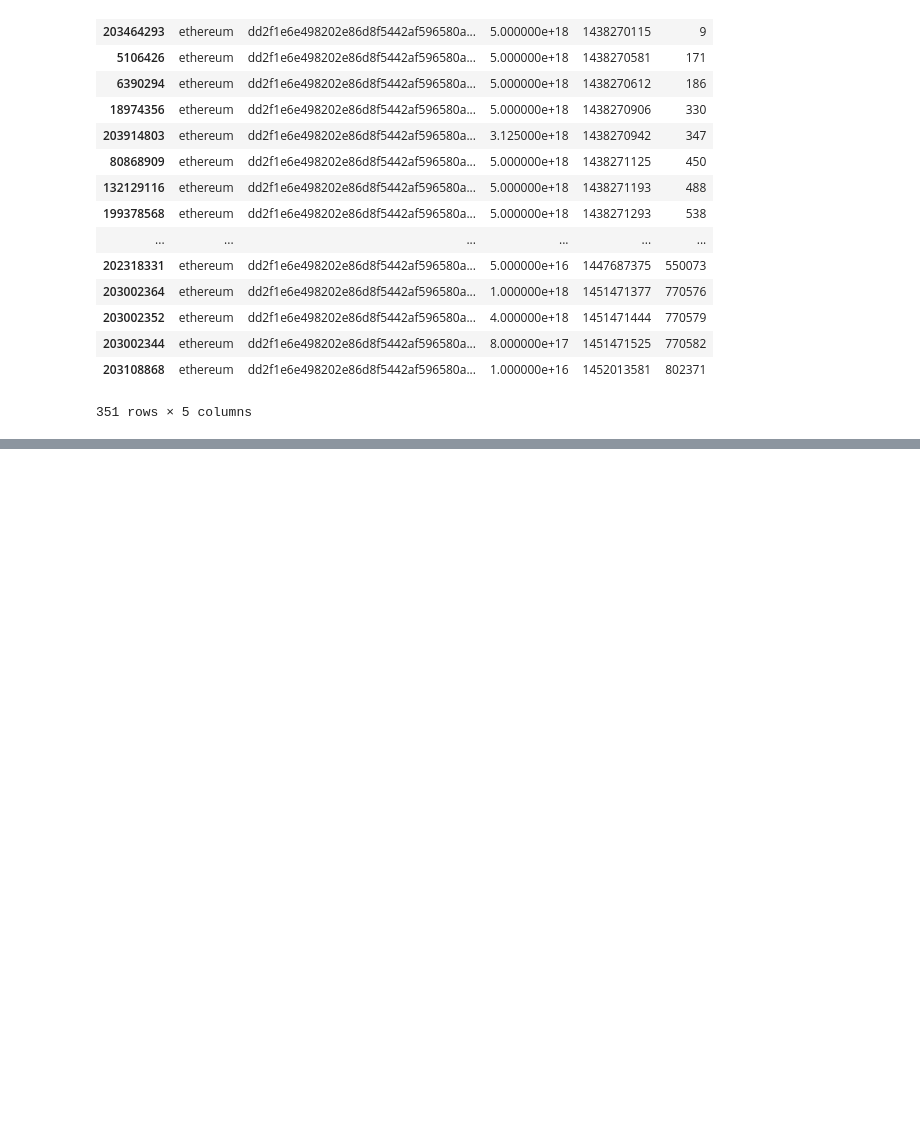
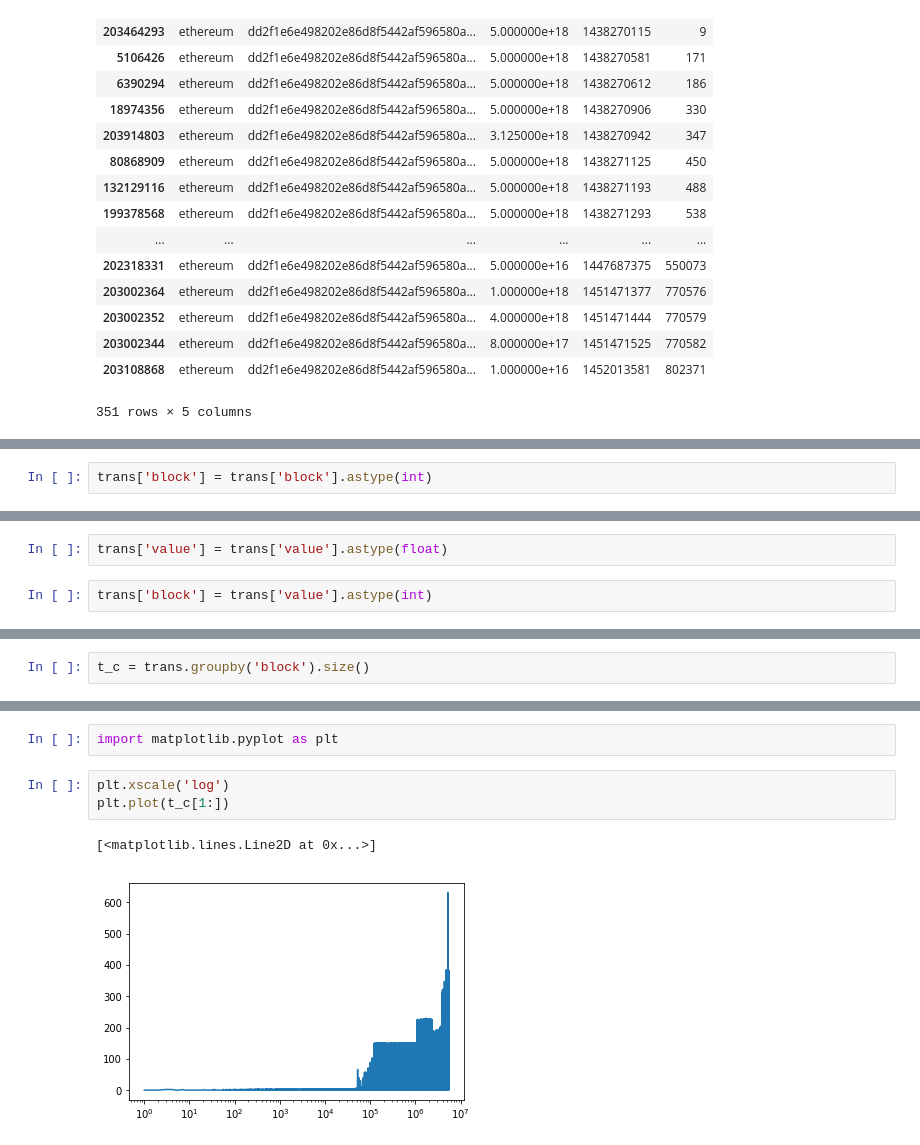
Before and after one commit to Sandipan99/Ethereum, a Jupyter notebook: exploring_ethereum.ipynb, the cells around one changed output, grey strips where cells are left out. Cells and saved outputs as stored; diff of their text form; blank space fills up the shorter version.

```diff
--- a/exploring_ethereum.ipynb
+++ b/exploring_ethereum.ipynb
@@ -310,0 +393,2 @@ t_x.sort_values('block')
+# %%
+trans['block'] = trans['block'].astype(int)
@@ -310,0 +752,4 @@ t_x.sort_values('block')
+# %%
+trans['value'] = trans['value'].astype(float)
+# %%
+trans['block'] = trans['value'].astype(int)
@@ -310,0 +927,2 @@ t_x.sort_values('block')
+# %%
+t_c = trans.groupby('block').size()
@@ -310,0 +949,8 @@ t_x.sort_values('block')
+# %%
+import matplotlib.pyplot as plt
+# %%
+plt.xscale('log')
+plt.plot(t_c[1:])
+# %% [output]
+[<matplotlib.lines.Line2D at 0x...>]
+[figure, added]
```
Also changed, not shown: parts of 123 cells of this notebook, 1 other file.
